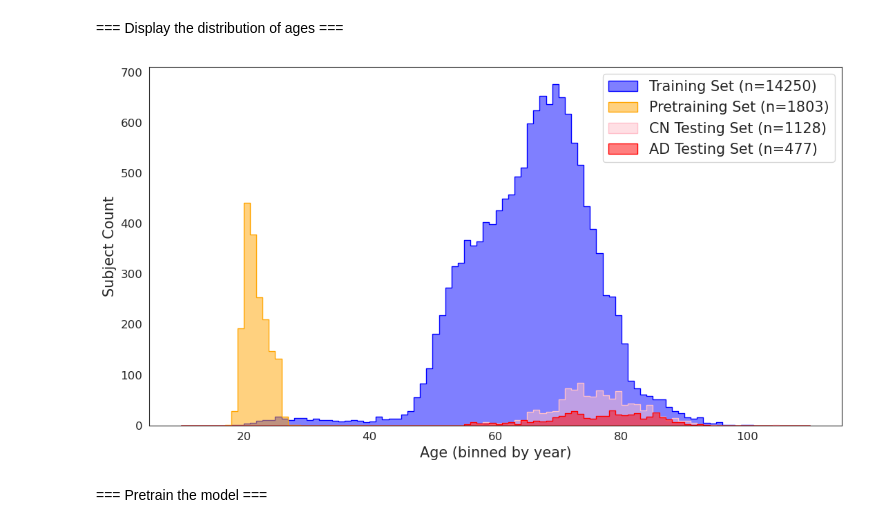
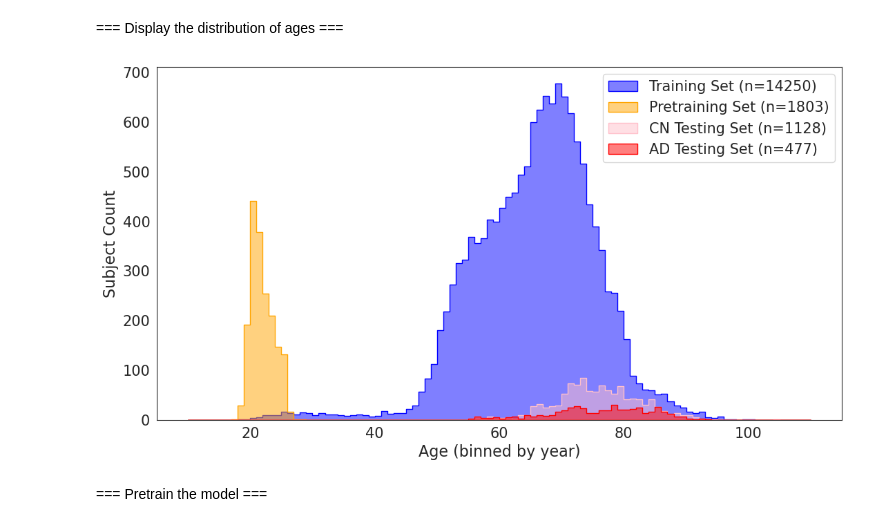
Before and after one commit to SamAndTheSun/Graph_UNet, a Jupyter notebook: notebooks/precursor_analysis.ipynb, the cells around one changed output. Saved outputs shown, nothing was run; the diff lists cells and outputs as text; code cells hidden in the pictures.

```diff
--- a/notebooks/precursor_analysis.ipynb
+++ b/notebooks/precursor_analysis.ipynb
@@ -29,38 +34,39 @@ older_stats = get_dataset_statistics(older_datasets); older_stats.style.hide(axi
 # Load data
 y_train_data = np.load(y_train); y_pretrain_data = np.load(y_pretrain)
 y_test_CN_data = np.load(y_test_CN); y_test_AD_data = np.load(y_test_AD)
 
 # Set style
 sns.set_style("white")
 
 # Create single figure
 plt.figure(figsize=(11, 6))
 
 # Compute bins that work for all datasets
 min_age = 10
 max_age = 110
 bins = np.arange(min_age, max_age + 1, 1)  # Bin from ages 10 to 110, in intervals of 1
 
 # Plot all histograms on the same plot
 sns.histplot(y_train_data, label=f'Training Set (n={len(y_train_data)})',
              element="step", alpha=0.5, color="blue", kde=False, bins=bins)
 sns.histplot(y_pretrain_data, label=f'Pretraining Set (n={len(y_pretrain_data)})',
              element="step", alpha=0.5, color="orange", kde=False, bins=bins)
 sns.histplot(y_test_CN_data, label=f'CN Testing Set (n={len(y_test_CN_data)})',
              element="step", alpha=0.5, color="pink", kde=False, bins=bins)
 sns.histplot(y_test_AD_data, label=f'AD Testing Set (n={len(y_test_AD_data)})',
              element="step", alpha=0.5, color="red", kde=False, bins=bins)
 
 # Add title and labels
-plt.xlabel('Age (binned by year)', size=15)
-plt.ylabel('Subject Count', size=15)
+plt.xlabel('Age (binned by year)', size=16)
+plt.ylabel('Subject Count', size=16)
 plt.legend(fontsize=15)
-plt.xticks(fontsize=12)  # Adjust fontsize as needed
-plt.yticks(fontsize=12)  # Adjust fontsize as needed
+plt.xticks(fontsize=15)  # Adjust fontsize as needed
+plt.yticks(fontsize=15)  # Adjust fontsize as needed
 
 plt.tight_layout()
+plt.savefig(f'{output_dir}dataset_distributions.png')
 # %% [output]
-[figure, old version]
+[figure, new version]
 # %% [markdown]
 === Pretrain the model ===
 # %%
```
Also changed, not shown: parts of 1 cell of this notebook, 2 other files.
